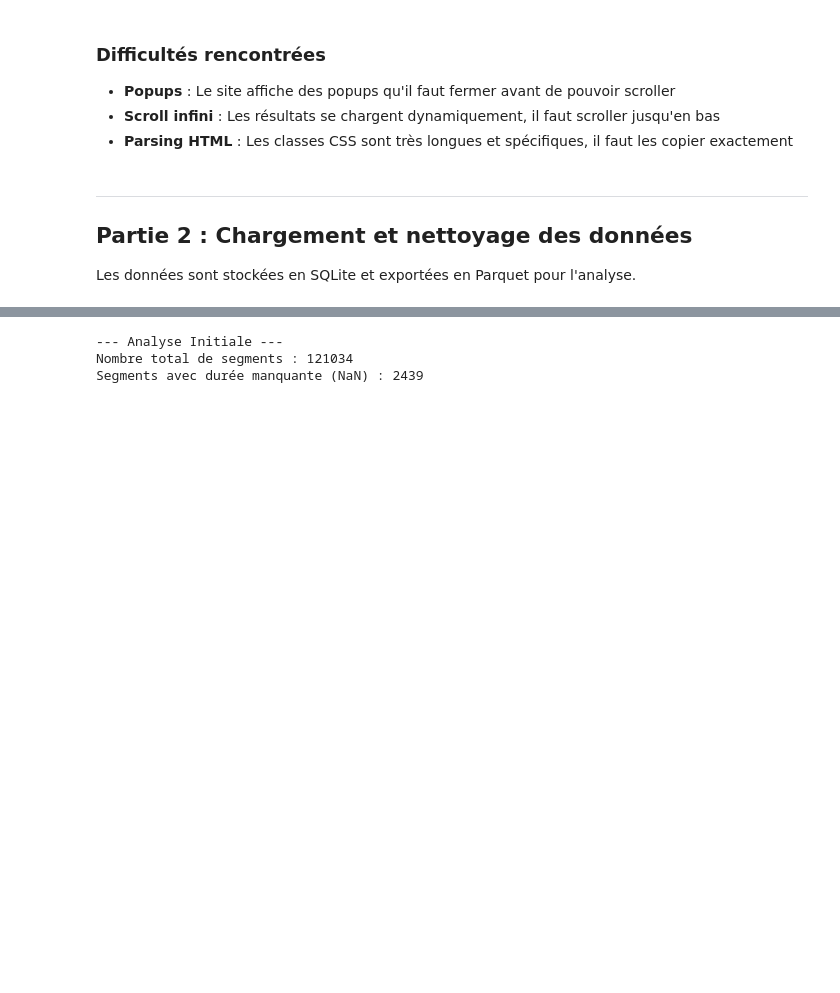
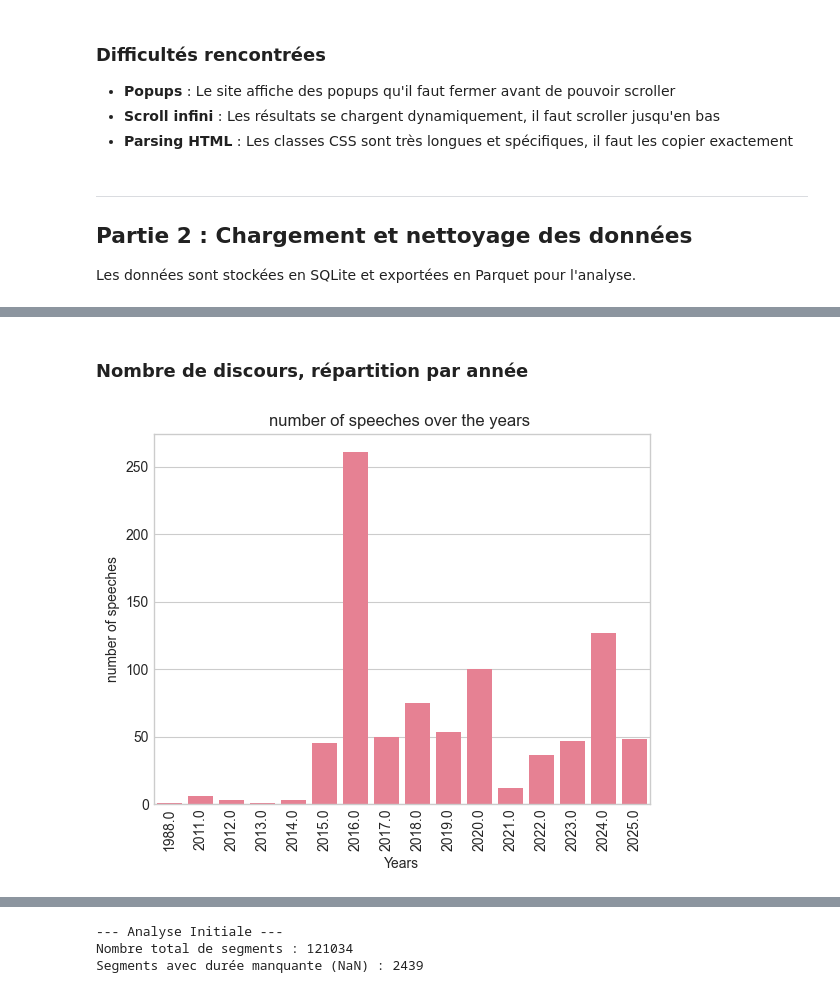
Before and after one commit to NgrimaldiN/Getting-in-Trump-s-Head, a Jupyter notebook: _RENDU FINAL/Final_Notebook.ipynb, the cells around one changed output, grey strips where cells are left out. Drawn from its saved outputs; the diff is of its cells as text; code cells hidden in the pictures; blank space fills up the shorter version.

Commit message:
Mise à jour finale du notebook et ajout du backup à .gitignore

```diff
--- a/_RENDU FINAL/Final_Notebook.ipynb
+++ b/_RENDU FINAL/Final_Notebook.ipynb
@@ -138,7 +138,7 @@ Premier segment : ['00:00:00-00:00:10 (10 sec)', 'Well, thank you very much. Nic
 
 Les données sont stockées en SQLite et exportées en Parquet pour l'analyse.
 # %%
-db_path = "../data/speeches.db"
+db_path = "../parquets/speeches.db"
 conn = sqlite3.connect(db_path)
 trump_speeches = pd.read_sql_query("SELECT * FROM Speeches", conn)
 conn.close()
@@ -168,0 +181,5 @@ Nombre de segments de transcription : 121034
+# %%
+df_speeches=trump_speeches
+df_speeches['date'] = pd.to_datetime(df_speeches['date'], errors='coerce')
+print(f"La date initiale est : {df_speeches['date'].min()} et la date finale {df_speeches['date'].max()}")
+print(f"🗣️ Le nombre total de speechs est: {len(df_speeches)}")
@@ -168,0 +189,16 @@ Nombre de segments de transcription : 121034
+# %% [markdown]
+### Nombre de discours, répartition par année
+# %%
+df_speeches["Years"]=df_speeches["date"].dt.year
+df_speeches["Months"]=df_speeches["date"].dt.month_name()
+df_speeches["Days"]=df_speeches["date"].dt.day_name()
+## Visualisation du nombre de discours par année
+plt.figure()
+sns.countplot(data=df_speeches, x="Years" )
+plt.title("number of speeches over the years ")
+plt.ylabel("number of speeches")
+plt.xticks(rotation=90)
+
+plt.show()
+# %% [output]
+[figure, added]
```
Also changed, not shown: parts of 20 cells of this notebook, 1 other file.
